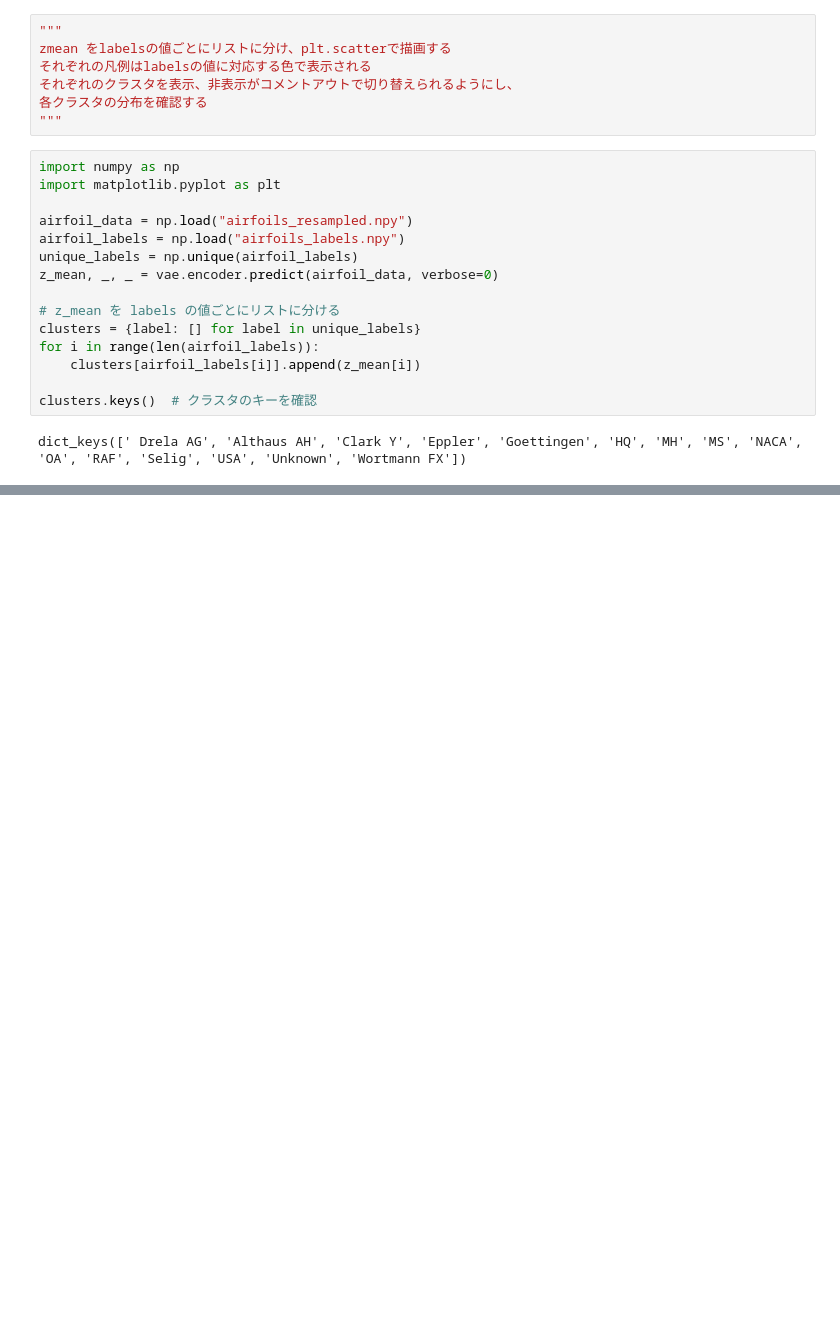
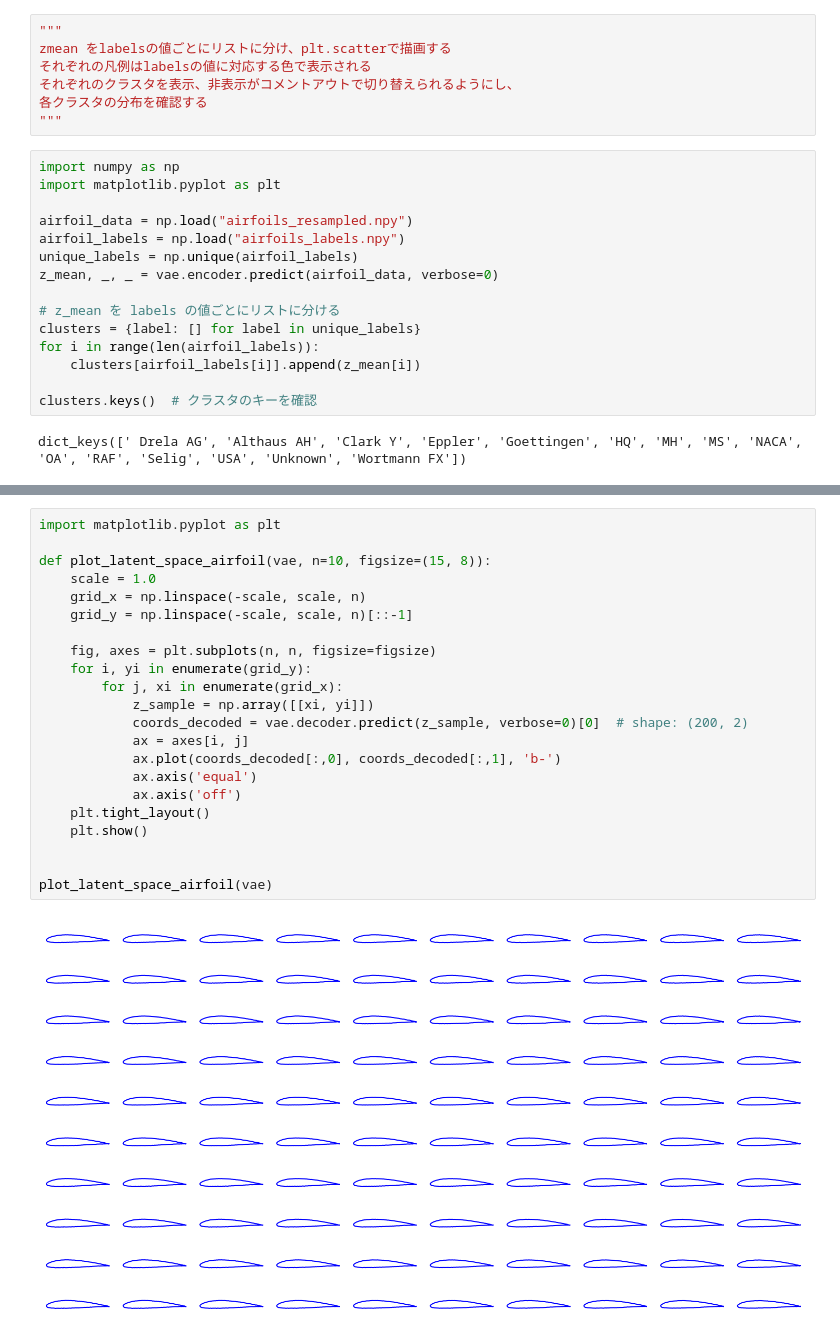
Before and after one commit to tnkm23/Airfoil-VAE, a Jupyter notebook: test01.ipynb, the cells around one changed output, grey strips where cells are left out. Drawn from its saved outputs; the diff is of its cells as text; blank space fills up the shorter version.

```diff
--- a/test01.ipynb
+++ b/test01.ipynb
@@ -566,0 +590,24 @@ plt.show()
+# %%
+import matplotlib.pyplot as plt
+
+def plot_latent_space_airfoil(vae, n=10, figsize=(15, 8)):
+    scale = 1.0
+    grid_x = np.linspace(-scale, scale, n)
+    grid_y = np.linspace(-scale, scale, n)[::-1]
+
+    fig, axes = plt.subplots(n, n, figsize=figsize)
+    for i, yi in enumerate(grid_y):
+        for j, xi in enumerate(grid_x):
+            z_sample = np.array([[xi, yi]])
+            coords_decoded = vae.decoder.predict(z_sample, verbose=0)[0]  # shape: (200, 2)
+            ax = axes[i, j]
+            ax.plot(coords_decoded[:,0], coords_decoded[:,1], 'b-')
+            ax.axis('equal')
+            ax.axis('off')
+    plt.tight_layout()
+    plt.show()
+
+
+plot_latent_space_airfoil(vae)
+# %% [output]
+[figure, added]
```
Also changed, not shown: parts of 9 cells of this notebook, 1 other file.
